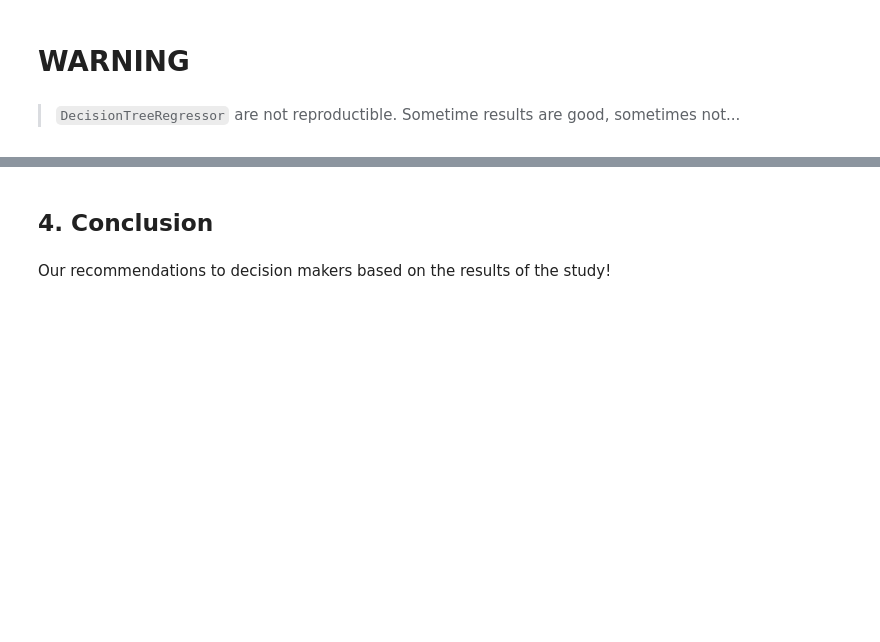
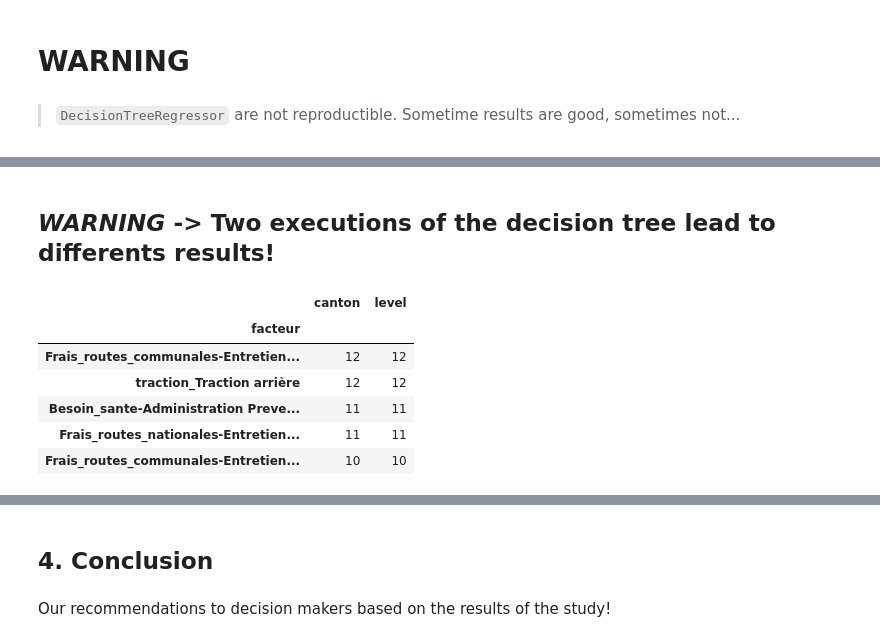
Before and after one commit to epfl-ada-2018/project-pizzafels, a Jupyter notebook: Milestone3 - Complete Analysis.ipynb, the cells around one changed output, grey strips where cells are left out. Cells and saved outputs as stored; diff of their text form; code cells hidden in the pictures; blank space fills up the shorter version.

```diff
--- a/Milestone3 - Complete Analysis.ipynb
+++ b/Milestone3 - Complete Analysis.ipynb
@@ -60,6 +67,7 @@ PLOTLY_FOLDER = 'docs/img/plotly/'
 DFLY_FOLDER = 'docs/img/dataframesly/'
 DF_FOLDER = 'docs/img/dataframes/'
 MAP_FOLDER = 'docs/img/maps/'
+GRAPH_FOLDER = 'docs/img/graphs/'
 # %% [markdown]
 ### .Useful functions
 # %% [markdown]
@@ -1977,7 +1997,7 @@ for canton in dict_cantons:
 
             # Iteration over different values of the feature
             for i, feature_value in enumerate(globals()[df][globals()[df].canton==canton].groupby(feature).sum()[str_annees].values):
-                features_cantons[canton][canton+'_'+feature+'_'+str(i)]=feature_value
+                features_cantons[canton][canton+'_'+feature.split('_')[0]+'_'+globals()[df][feature.split('_')[0]].unique()[i]]=feature_value
 # %%
 # What we get for the Zurich canton
 features_cantons['ZH'].head(5)
@@ -2170,0 +2135,46 @@ graphviz.Source(tree)
+# %% [markdown]
+## *WARNING* -> Two executions of the decision tree lead to differents results!
+# %%
+# Now we use the tree decision to see important factor
+facteur_influence = pd.DataFrame({'canton':[],'facteur':[],'level':[]})
+max_level = 9 #Maximum is 9
+levels = [i for i in range(max_level)]
+
+p = compile('{}[label={}]{}') # This is to reconized nodes inside a string
+
+for canton in dict_cantons:
+    clf = ML_stuff['tree']
+    X = normalize(features_cantons[canton].values)
+    clf.fit(X,accidents_cantons[canton])
+    cumulus_factors = []
+    for level in levels:
+        tree = export_graphviz(clf,out_file=None,feature_names=features_cantons[canton].columns,max_depth=level)
+        local_tree = tree
+        while True:
+            try:
+                parsed=p.parse(local_tree)
+                factor = parsed[1].split('\\')[0][4:].split('<=')[0]
+                if(re.compile('.*_.*').match(parsed[1].split('\\')[0])):
+                    if(factor not in cumulus_factors):
+                        local_df= pd.DataFrame({'canton':[canton],'facteur':[factor],'level':[level]})
+                        facteur_influence = pd.concat([facteur_influence,local_df])
+                        cumulus_factors.append(factor)
+                local_tree = parsed[2]
+            except:
+                break
+    src = graphviz.Source(tree)
+    src.format = 'png'
+    src.render(GRAPH_FOLDER+canton+'_'+str(level))
+# %%
+# The dataframe "facteur_influence" contains the results
+facteur_influence[facteur_influence.level<10].groupby('facteur').count().sort_values('canton',ascending=False).head(5)
+
+# Here is the top 5 of most influent facteur inside every cantons
+# %% [output]
+|  | canton | level |
+| facteur |  |  |
+| Frais_routes_communales-Entretien... | 12 | 12 |
+| traction_Traction arrière | 12 | 12 |
+| Besoin_sante-Administration Preve... | 11 | 11 |
+| Frais_routes_nationales-Entretien... | 11 | 11 |
+| Frais_routes_communales-Entretien... | 10 | 10 |
```
Also changed, not shown: parts of 12 cells of this notebook, 55 other files.
